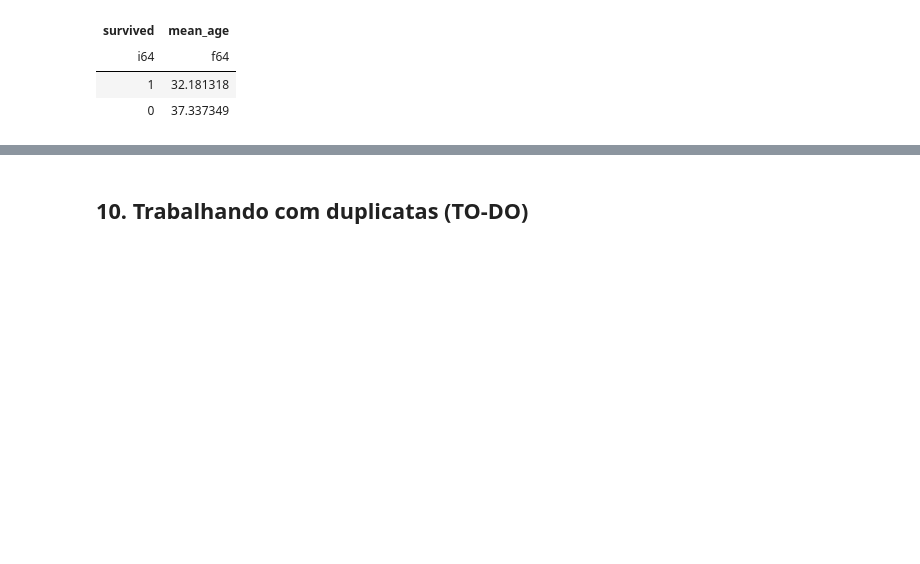
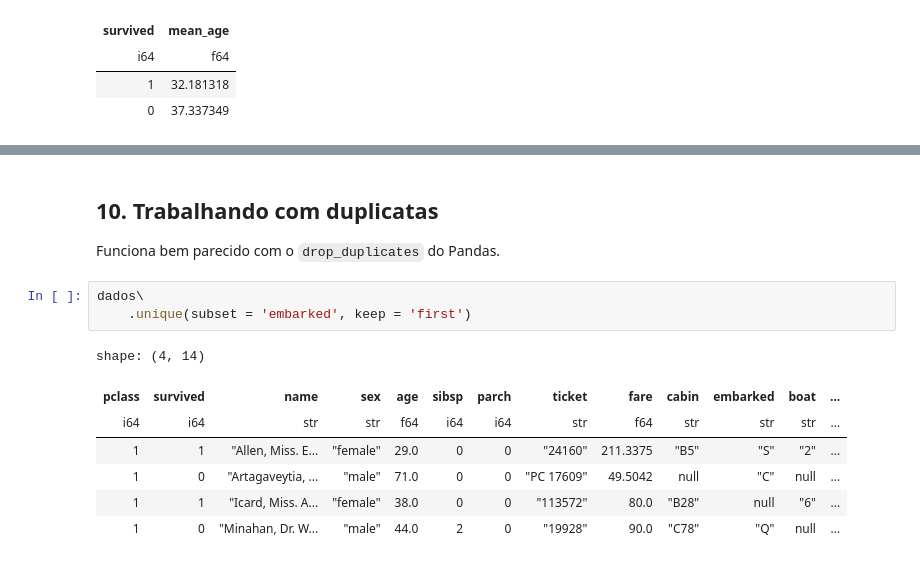
Before and after one commit to barbosarafael/polars_python_test, a Jupyter notebook: 01-notebook/01-polars_notebook.ipynb, the cells around one changed output, grey strips where cells are left out. Saved outputs shown, nothing was run; the diff lists cells and outputs as text; blank space fills up the shorter version.

```diff
--- a/01-notebook/01-polars_notebook.ipynb
+++ b/01-notebook/01-polars_notebook.ipynb
@@ -583,2 +622,15 @@ Aos mais chegados:
 # %% [markdown]
-## **10. Trabalhando com duplicatas** (TO-DO)
+## **10. Trabalhando com duplicatas**
+
+Funciona bem parecido com o `drop_duplicates` do Pandas.
+# %%
+dados\
+    .unique(subset = 'embarked', keep = 'first')
+# %% [output]
+shape: (4, 14)
+| pclass | survived | name | sex | age | sibsp | parch | ticket | fare | cabin | embarked | boat | ... |
+| i64 | i64 | str | str | f64 | i64 | i64 | str | f64 | str | str | str | ... |
+| 1 | 1 | "Allen, Miss. E... | "female" | 29.0 | 0 | 0 | "24160" | 211.3375 | "B5" | "S" | "2" | ... |
+| 1 | 0 | "Artagaveytia, ... | "male" | 71.0 | 0 | 0 | "PC 17609" | 49.5042 | null | "C" | null | ... |
+| 1 | 1 | "Icard, Miss. A... | "female" | 38.0 | 0 | 0 | "113572" | 80.0 | "B28" | null | "6" | ... |
+| 1 | 0 | "Minahan, Dr. W... | "male" | 44.0 | 2 | 0 | "19928" | 90.0 | "C78" | "Q" | null | ... |
```
Also changed, not shown: parts of 45 cells of this notebook, 2 other files.
